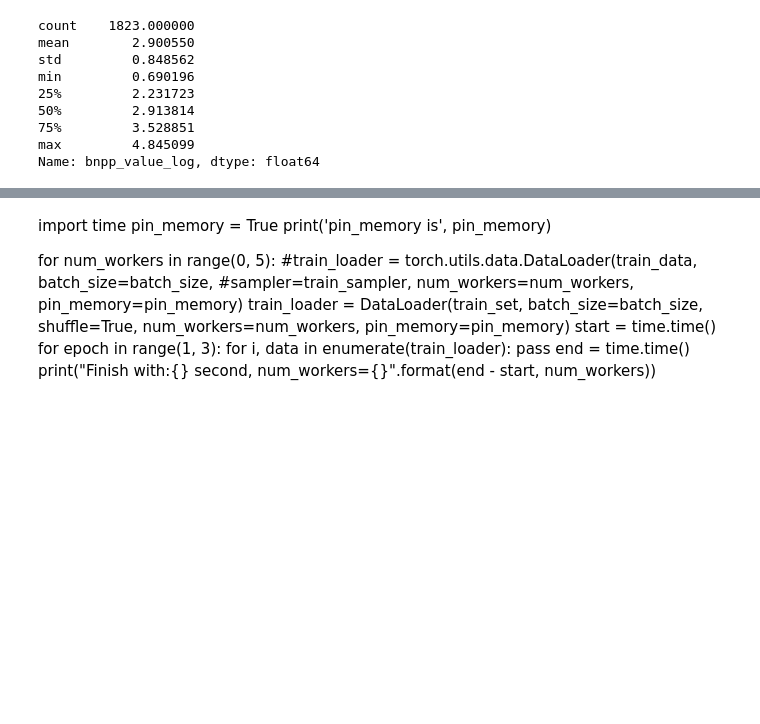
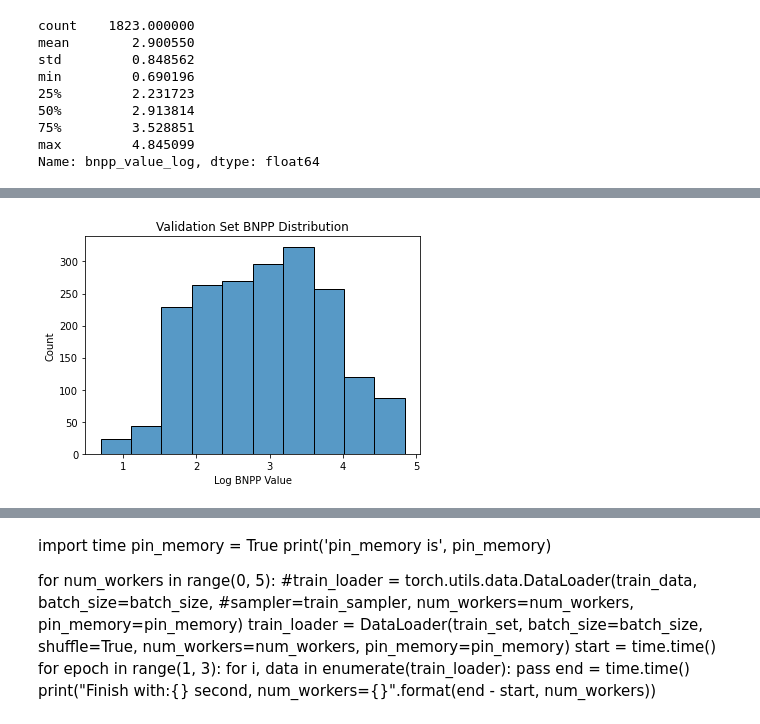
Before and after one commit to ddav118/DSC180A, a Jupyter notebook: Final.ipynb, the cells around one changed output, grey strips where cells are left out. Saved outputs shown, nothing was run; the diff lists cells and outputs as text; code cells hidden in the pictures; blank space fills up the shorter version.

```diff
--- a/Final.ipynb
+++ b/Final.ipynb
@@ -160,0 +169,5 @@ device = 'cuda' if torch.cuda.is_available() else 'cpu'
+# %%
+fig2 = sns.histplot(val_df[:, 1], bins = 10).set(title='Validation Set BNPP Distribution')
+plt.xlabel('Log BNPP Value');
+# %% [output]
+[figure, added]
```
Also changed, not shown: parts of 39 cells of this notebook.
